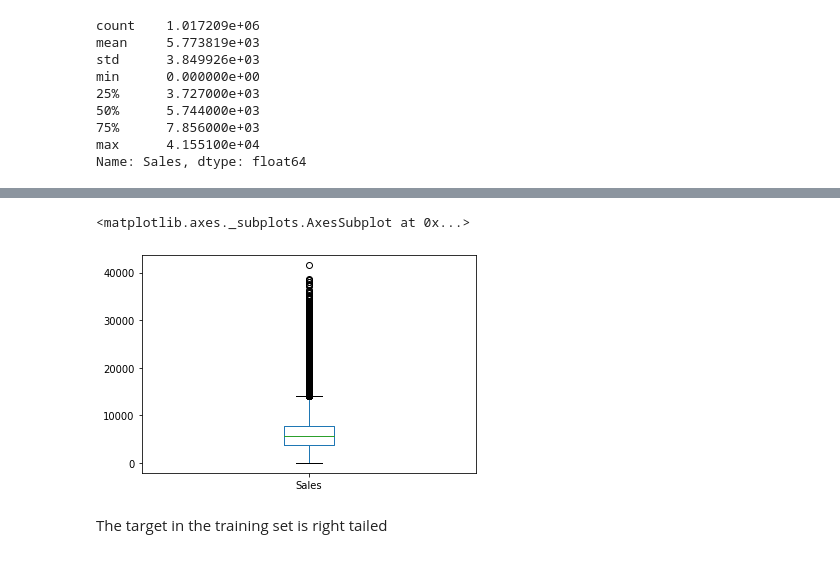
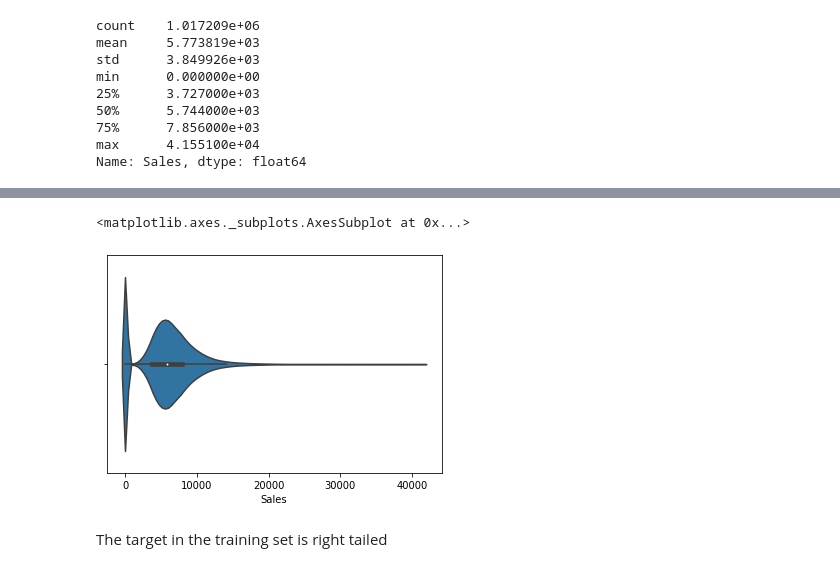
Before and after one commit to djdtimit/kaggle, a Jupyter notebook: rossmann/EDA/univariate_eda.ipynb, the cells around one changed output, grey strips where cells are left out. Drawn from its saved outputs; the diff is of its cells as text; code cells hidden in the pictures.

```diff
--- a/rossmann/EDA/univariate_eda.ipynb
+++ b/rossmann/EDA/univariate_eda.ipynb
@@ -835,8 +843,8 @@ df_train['Sales'].hist()
-# %%
-df_train['Sales'].plot.box()
-# %% [output]
-<matplotlib.axes._subplots.AxesSubplot at 0x...>
-[figure, removed]
+# %%
+sns.violinplot(x='Sales', data=df_train)
+# %% [output]
+<matplotlib.axes._subplots.AxesSubplot at 0x...>
+[figure, added]
 # %% [markdown]
 The target in the training set is right tailed
 # %%
```
Also changed, not shown: parts of 22 cells of this notebook.
